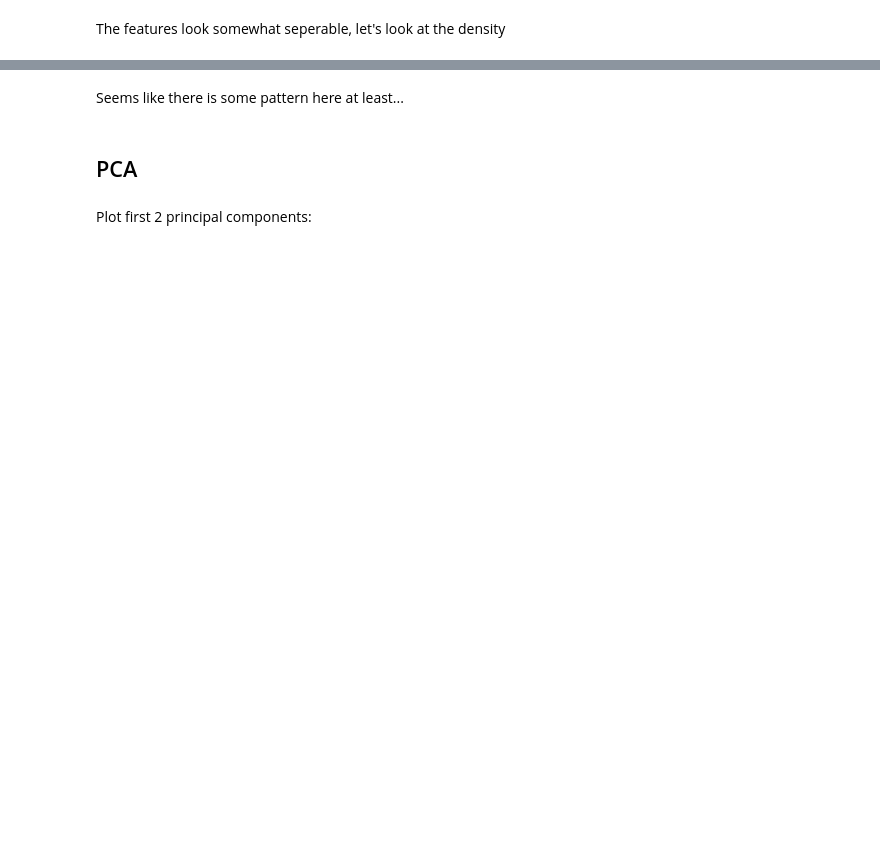
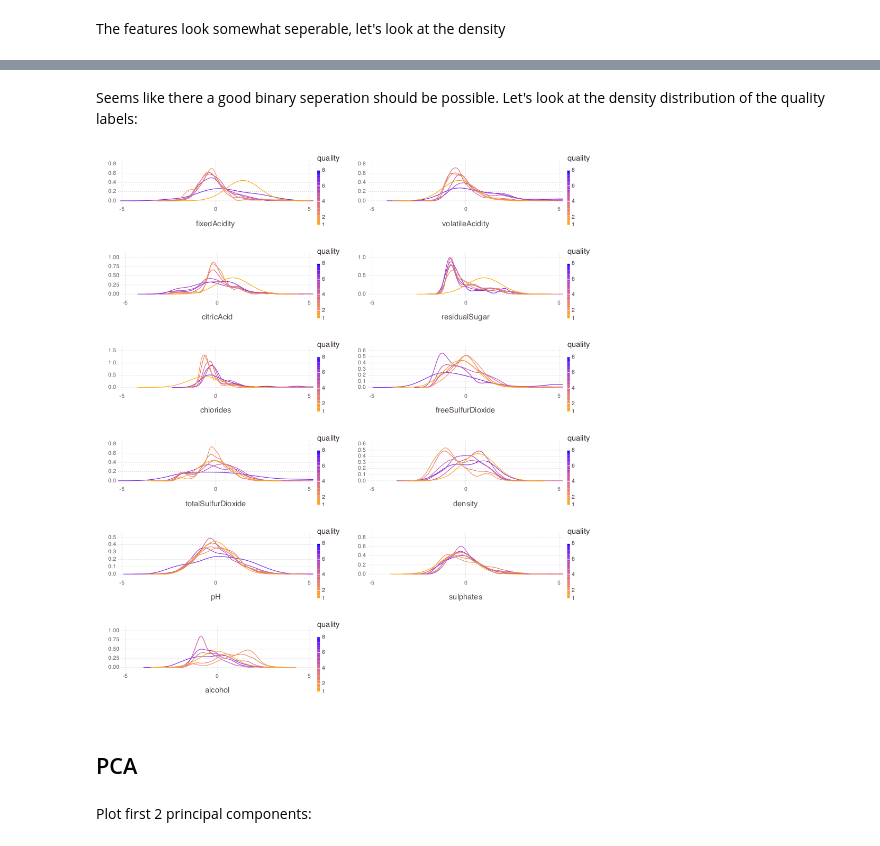
Before and after one commit to cle-ment/aalto-machine-learning-basics, a Jupyter notebook: regression_backprop.ipynb, the cells around one changed output, grey strips where cells are left out. Saved outputs shown, nothing was run; the diff lists cells and outputs as text; code cells hidden in the pictures; blank space fills up the shorter version.

```diff
--- a/regression_backprop.ipynb
+++ b/regression_backprop.ipynb
@@ -276,5 +268,5 @@ load(string("plots/", filename, ".png"))
-# %% [markdown]
-Seems like there is some pattern here at least...
+# %% [markdown]
+Seems like there a good binary seperation should be possible. Let's look at the density distribution of the quality labels:
 # %%
 plots = Gadfly.Plot[]
 
@@ -292,15 +284,17 @@ push!(plots, placeholder);
 # %%
 filename = "density_quality_grid"
 plotstack = vstack(
     hstack(plots[1], plots[2]),
     hstack(plots[3], plots[4]),
     hstack(plots[5], plots[6]),
     hstack(plots[7], plots[8]),
     hstack(plots[9], plots[10]),
     hstack(plots[11], plots[12]))
 draw(PDF(string("plots/", filename, ".pdf"), 25cm, 28cm), plotstack)
 draw(PNG(string("plots/", filename, ".png"), 25cm, 28cm), plotstack)
-imread(string("plots/", filename, ".png"))
+load(string("plots/", filename, ".png"))
+# %% [output]
+[figure, added]
 # %% [markdown]
 ## PCA
 # %%
```
Also changed, not shown: parts of 88 cells of this notebook, 1 other file.
